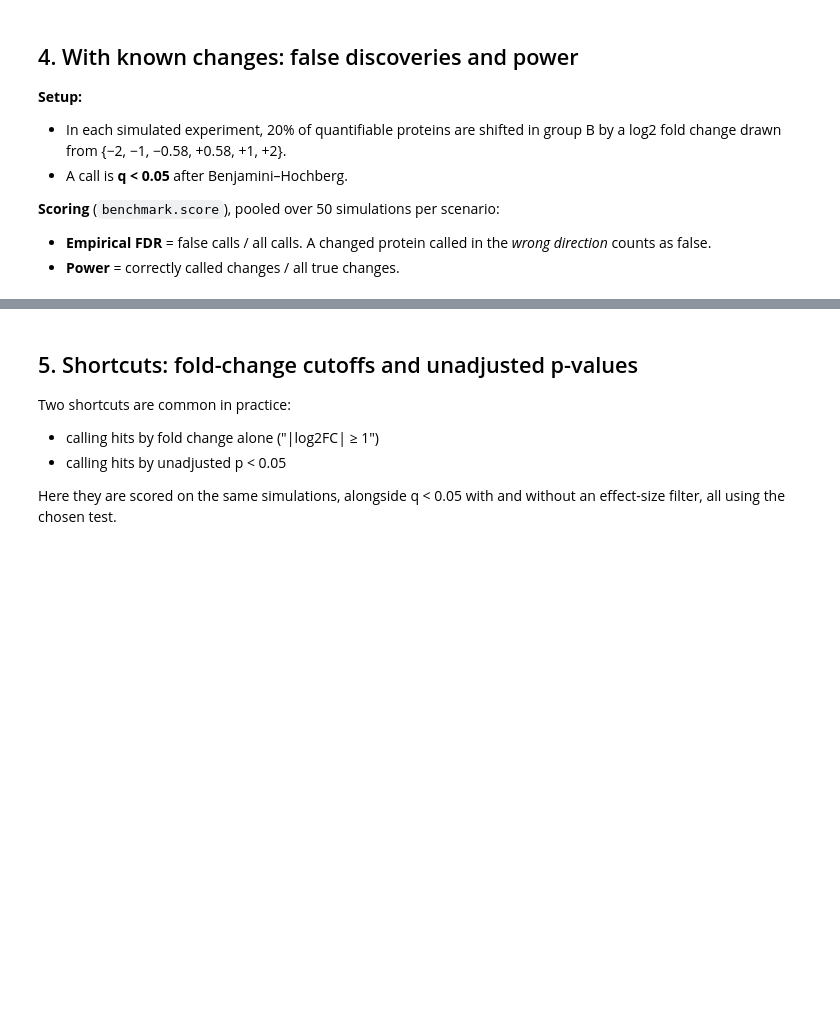
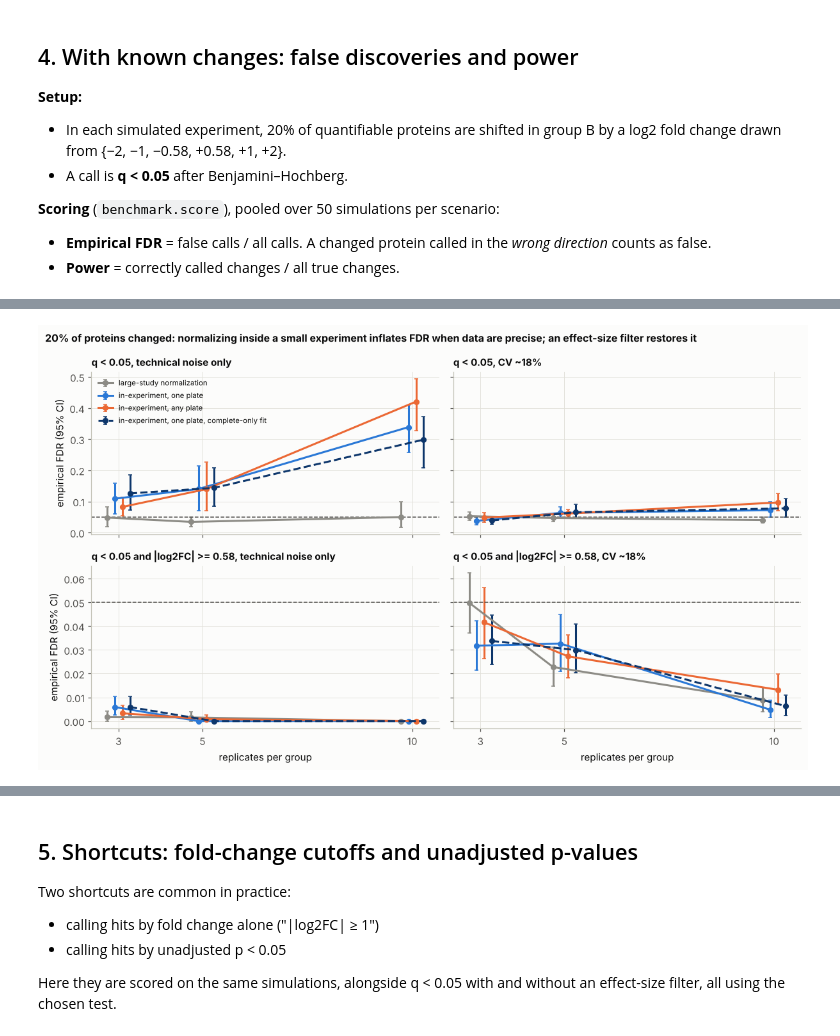
Before and after one commit to acioffi3-spec/dia-proteomics-pipeline, a Jupyter notebook: notebooks/03_differential_abundance_calibration.ipynb, the cells around one changed output, grey strips where cells are left out. Cells and saved outputs as stored; diff of their text form; code cells hidden in the pictures; blank space fills up the shorter version.

```diff
--- a/notebooks/03_differential_abundance_calibration.ipynb
+++ b/notebooks/03_differential_abundance_calibration.ipynb
@@ -305,0 +431,35 @@ plt.show()
+# %%
+# 2) 20% of proteins changed: FDR (with 95% bootstrap interval) and power, with and without an effect-size filter
+by = ("scenario", "n_per_group", "noise_sd")
+s20 = stress[stress["change"] == "20% changed"]
+fdr20 = {"q < 0.05": benchmark.score(s20, by=by, ci=0.95),
+         "q < 0.05 and |log2FC| >= 0.58": benchmark.score(s20, by=by, ci=0.95, min_abs_fc=0.58)}
+display(pd.concat(fdr20, names=["rule"])[["empirical FDR", "FDR low", "FDR high", "power"]]
+        .unstack("noise_sd").round(3))
+
+STRESS_COLORS = {"large-study normalization": "#8c8b85", "in-experiment, one plate": "#2a78d6",
+                 "in-experiment, any plate": "#eb6834", "in-experiment, one plate, complete-only fit": "#0d366b"}
+fig, axes = plt.subplots(2, 2, figsize=(11, 6.4), sharex=True, sharey="row")
+for i, (rule, sc) in enumerate(fdr20.items()):
+    sc = sc.reset_index()
+    for j, noise in enumerate([0.0, 0.25]):
+        ax = axes[i, j]
+        for k, (scenario, color) in enumerate(STRESS_COLORS.items()):
+            t = sc[(sc["scenario"] == scenario) & (sc["noise_sd"] == noise)]
+            x = t["n_per_group"] + (k - 1.5) * 0.18                   # small offsets so intervals do not overlap
+            ls = "--" if "complete" in scenario else "-"
+            ax.errorbar(x, t["empirical FDR"], yerr=[t["empirical FDR"] - t["FDR low"], t["FDR high"] - t["empirical FDR"]],
+                        fmt="o", ls=ls, color=color, ms=5, capsize=2, label=scenario)
+        ax.axhline(0.05, color=INK_MUTED, lw=1, ls="--")
+        ax.set_xticks([3, 5, 10])
+        ax.set_title(f"{rule}, " + ("technical noise only" if noise == 0 else "CV ~18%"), fontsize=10)
+    axes[i, 0].set_ylabel("empirical FDR (95% CI)")
+for ax in axes[1]:
+    ax.set_xlabel("replicates per group")
+axes[0, 0].legend(fontsize=7.5, loc="upper left")
+fig.suptitle("20% of proteins changed: normalizing inside a small experiment inflates FDR when data are precise; "
+             "an effect-size filter restores it", x=0.01, ha="left", fontweight="bold", fontsize=10.5)
+fig.tight_layout()
+plotting.save_figure(fig, "03_stress_normalization", FIGURES)
+plt.show()
+# %% [output]
@@ -305,0 +485 @@ plt.show()
+[figure, added]
```
Also changed, not shown: parts of 27 cells of this notebook, 20 other files.
